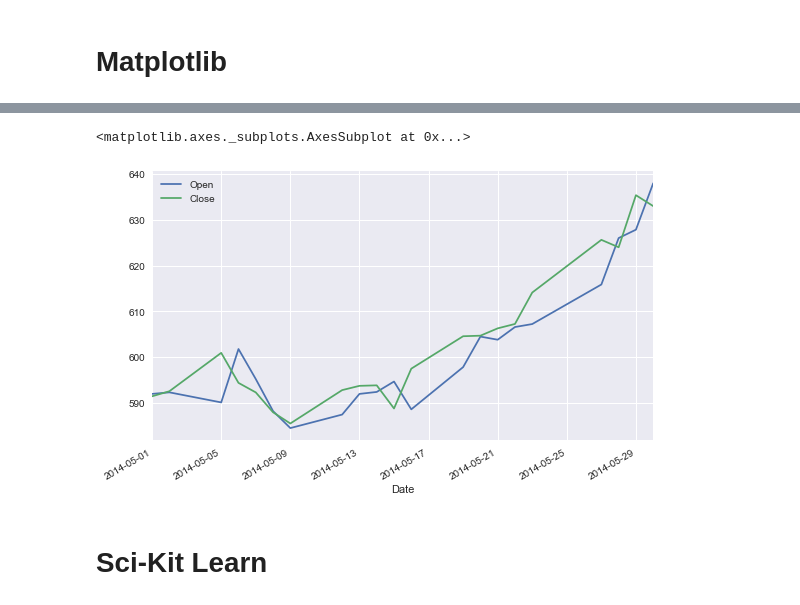
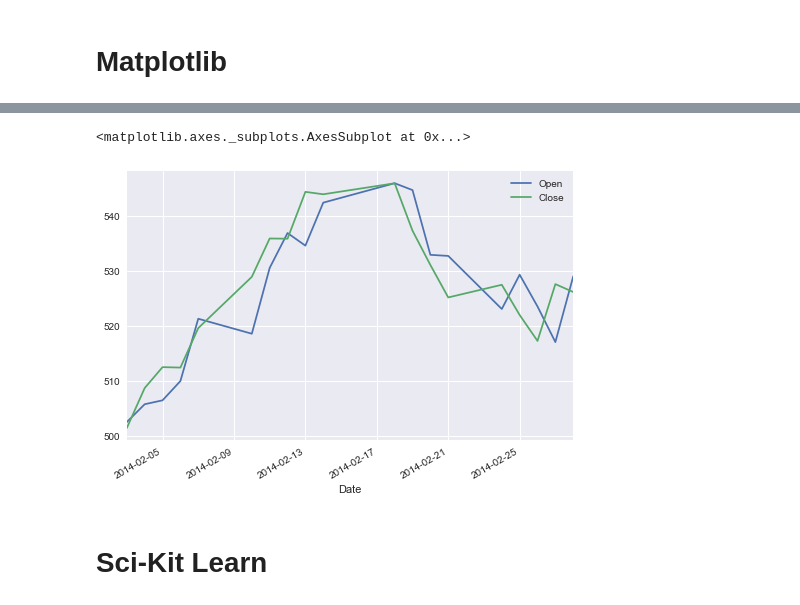
Before and after one commit to robcarrington/data-science-seminar, a Jupyter notebook: Seminar.ipynb, the cells around one changed output, grey strips where cells are left out. Cells and saved outputs as stored; diff of their text form; code cells hidden in the pictures.

```diff
--- a/Seminar.ipynb
+++ b/Seminar.ipynb
@@ -55,10 +51,10 @@ url = "https://www.quandl.com/api/v3/datasets/EOD/AAPL.csv"
 query_string = "?api_key=K2km7t6m9xhmYRD7zCPY"
 aapl = pd.read_csv(url+query_string, parse_dates=['Date'], index_col='Date')
 # %%
-aapl['2014-05'][['Open', 'Close']].plot()
+aapl['2014-02'][['Open', 'Close']].plot()
 # %% [output]
 <matplotlib.axes._subplots.AxesSubplot at 0x...>
-[figure, old version]
+[figure, new version]
 # %% [markdown]
 # Sci-Kit Learn
 # %%
```
Also changed, not shown: parts of 2 cells of this notebook, 4 other files.
